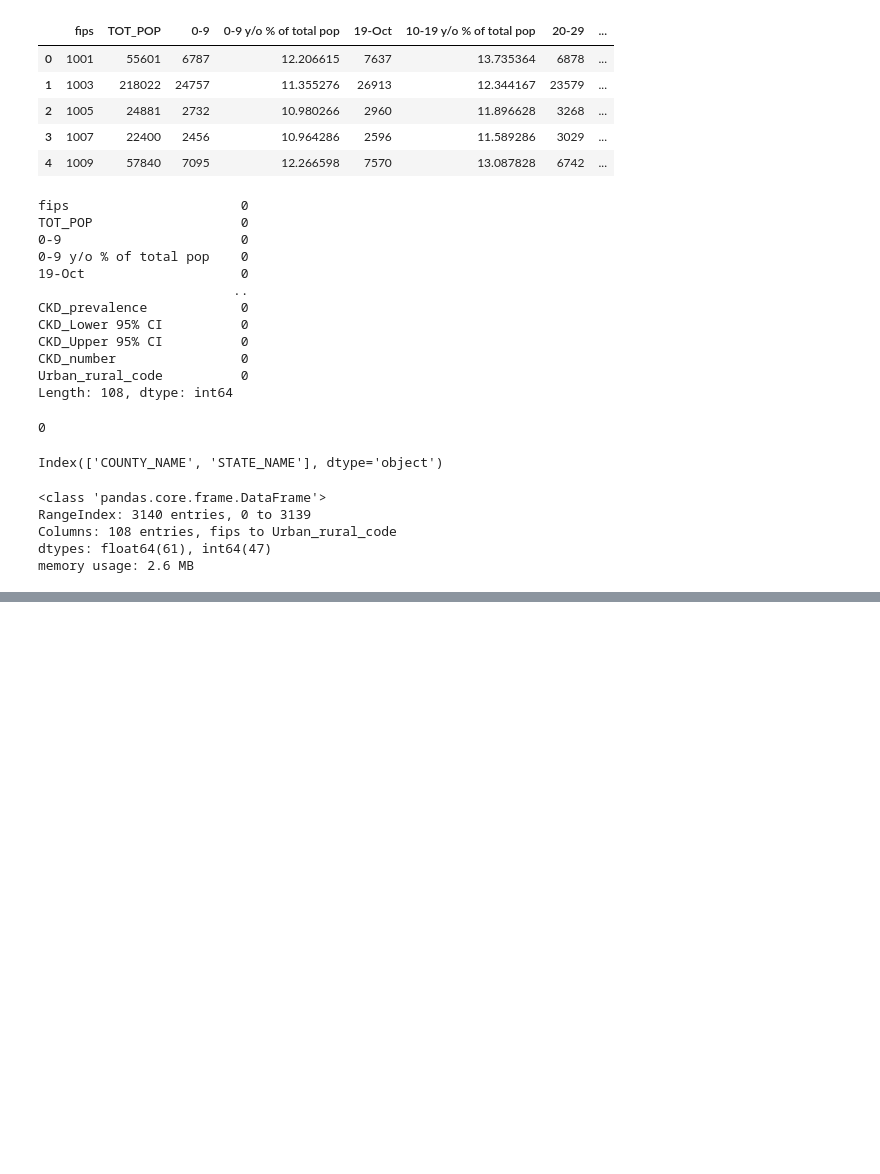
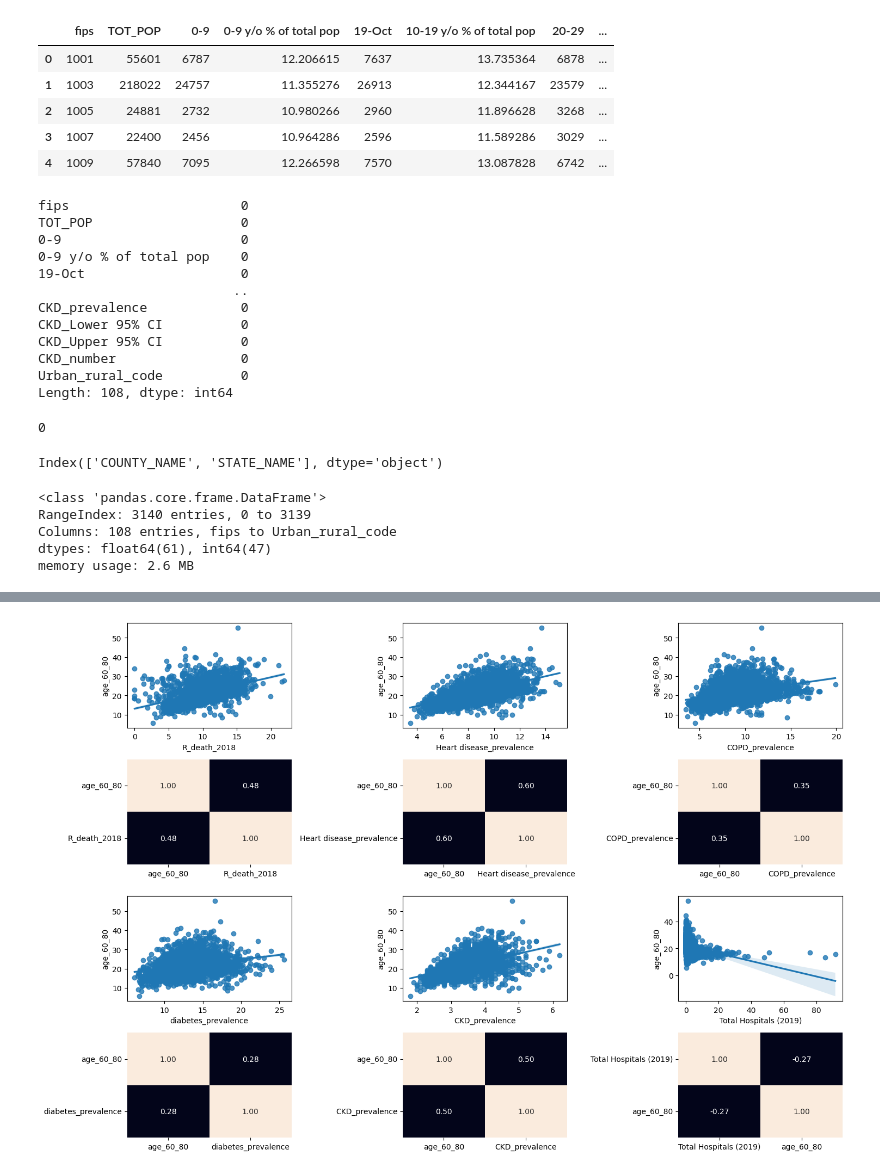
Before and after one commit to Pilizmt/ML-Regularized-Linear-Models-pilarzarco, a Jupyter notebook: src/EDA.ipynb, the cells around one changed output, grey strips where cells are left out. Drawn from its saved outputs; the diff is of its cells as text; code cells hidden in the pictures; blank space fills up the shorter version.

```diff
--- a/src/EDA.ipynb
+++ b/src/EDA.ipynb
@@ -183,0 +263,27 @@ X_test_sel.head()
+# %%
+# Analysis N-N
+fig, axis = plt.subplots(4, 3, figsize = (15, 10))
+
+
+sns.regplot(ax = axis[0,0], data = df, x = "R_death_2018", y = "age_60_80")
+sns.heatmap(df[["age_60_80", "R_death_2018"]].corr(), annot = True, fmt = ".2f", ax = axis[1,0], cbar = False)
+
+sns.regplot(ax = axis[0,1], data = df, x = "Heart disease_prevalence", y = "age_60_80")
+sns.heatmap(df[["age_60_80", "Heart disease_prevalence"]].corr(), annot = True, fmt = ".2f", ax = axis[1, 1], cbar = False)
+
+sns.regplot(ax = axis[0,2], data = df, x = "COPD_prevalence", y = "age_60_80")
+sns.heatmap(df[["age_60_80", "COPD_prevalence"]].corr(), annot = True, fmt = ".2f", ax = axis[1, 2], cbar = False)
+
+sns.regplot(ax = axis[2, 0], data = df, x = "diabetes_prevalence", y = "age_60_80")
+sns.heatmap(df[["age_60_80", "diabetes_prevalence"]].corr(), annot = True, fmt = ".2f", ax = axis[3, 0], cbar = False)
+
+sns.regplot(ax = axis[2, 1], data = df, x = "CKD_prevalence", y = "age_60_80")
+sns.heatmap(df[["age_60_80", "CKD_prevalence"]].corr(), annot = True, fmt = ".2f", ax = axis[3, 1], cbar = False)
+
+sns.regplot(ax = axis[2, 2], data = df, x = "Total Hospitals (2019)", y = "age_60_80")
+sns.heatmap(df[["Total Hospitals (2019)", "age_60_80"]].corr(), annot = True, fmt = ".2f", ax = axis[3, 2], cbar = False)
+
+plt.tight_layout()
+plt.show()
+# %% [output]
+[figure, added]
```
Also changed, not shown: parts of 27 cells of this notebook, 8 other files.
